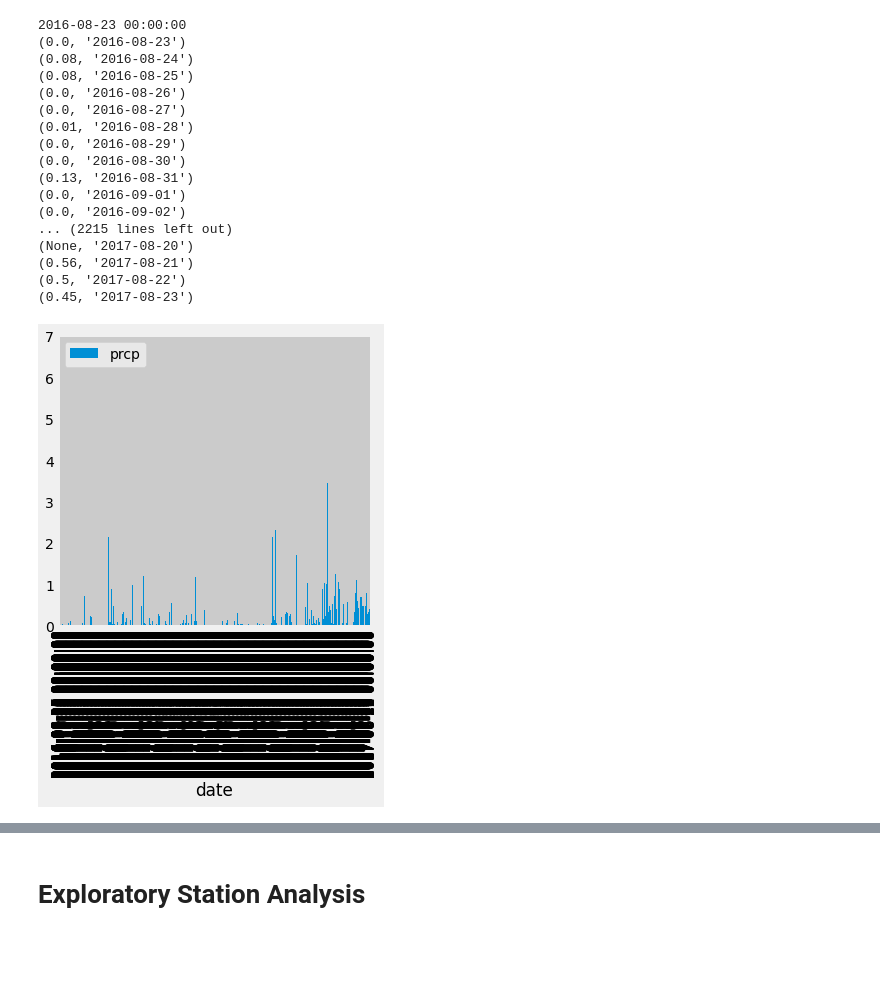
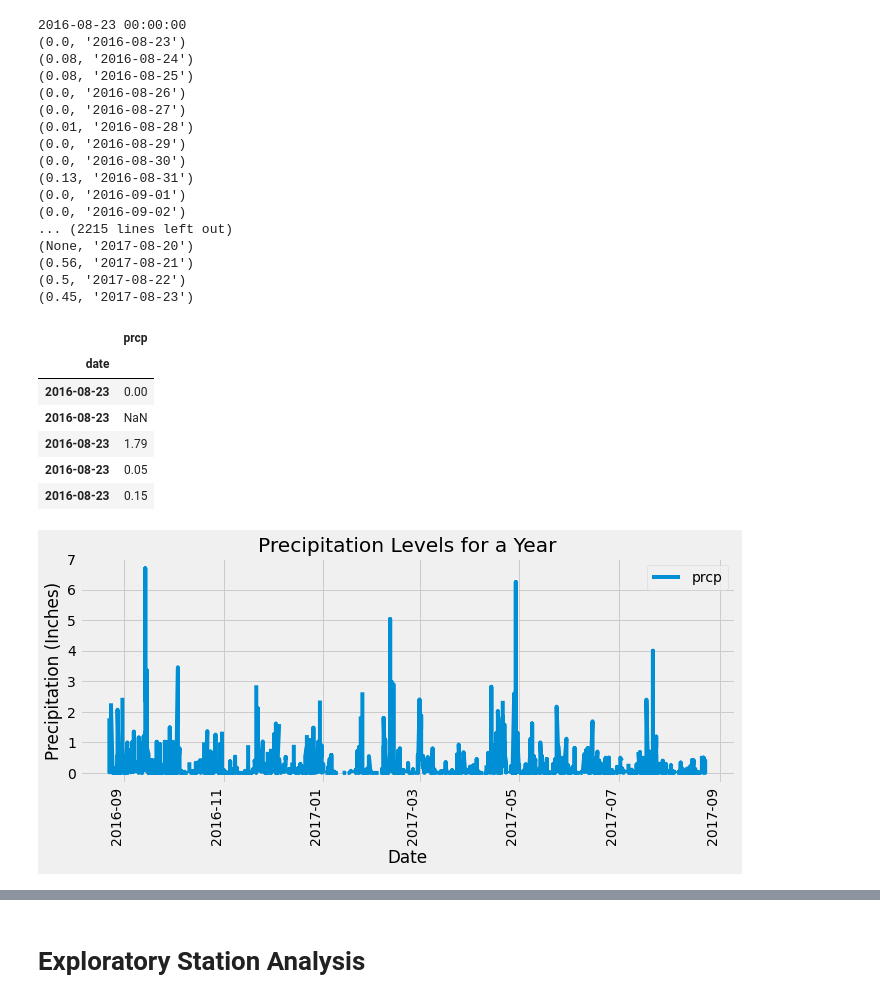
Before and after one commit to Paxpado/8.-SQLAlchemy-Challenge, a Jupyter notebook: climate.ipynb, the cells around one changed output, grey strips where cells are left out. Drawn from its saved outputs; the diff is of its cells as text; code cells hidden in the pictures; blank space fills up the shorter version.

```diff
--- a/climate.ipynb
+++ b/climate.ipynb
@@ -94,12 +94,26 @@ for month in last_year_prcp:
 prcp_df = pd.DataFrame(last_year_prcp, columns=['prcp','date'])
 prcp_df['date']=pd.to_datetime(prcp_df['date'], format='%Y-%m-%d')
 prcp_df.set_index('date', inplace=True)
+prcp_df = prcp_df.sort_index()
 prcp_df.head()
-
-# Use Pandas Plotting with Matplotlib to plot the data
-plot = prcp_df.plot(kind='bar', width=1, figsize=(5,10))
-plt.show()
 # %% [output]
-[figure, removed]
+|  | prcp |
+| date |  |
+| 2016-08-23 | 0.00 |
+| 2016-08-23 | NaN |
+| 2016-08-23 | 1.79 |
+| 2016-08-23 | 0.05 |
+| 2016-08-23 | 0.15 |
+# %%
+# Use Pandas Plotting with Matplotlib to plot the data
+prcp_df.plot(figsize=(10,5))
+plt.title("Precipitation Levels for a Year")
+plt.xlabel("Date")
+plt.ylabel("Precipitation (Inches)")
+plt.xticks(rotation=90)
+plt.tight_layout()
+plt.show()
+# %% [output]
+[figure, added]
 # %%
 # Use Pandas to calcualte the summary statistics for the precipitation data
```
Also changed, not shown: parts of 6 cells of this notebook, 2 other files.
